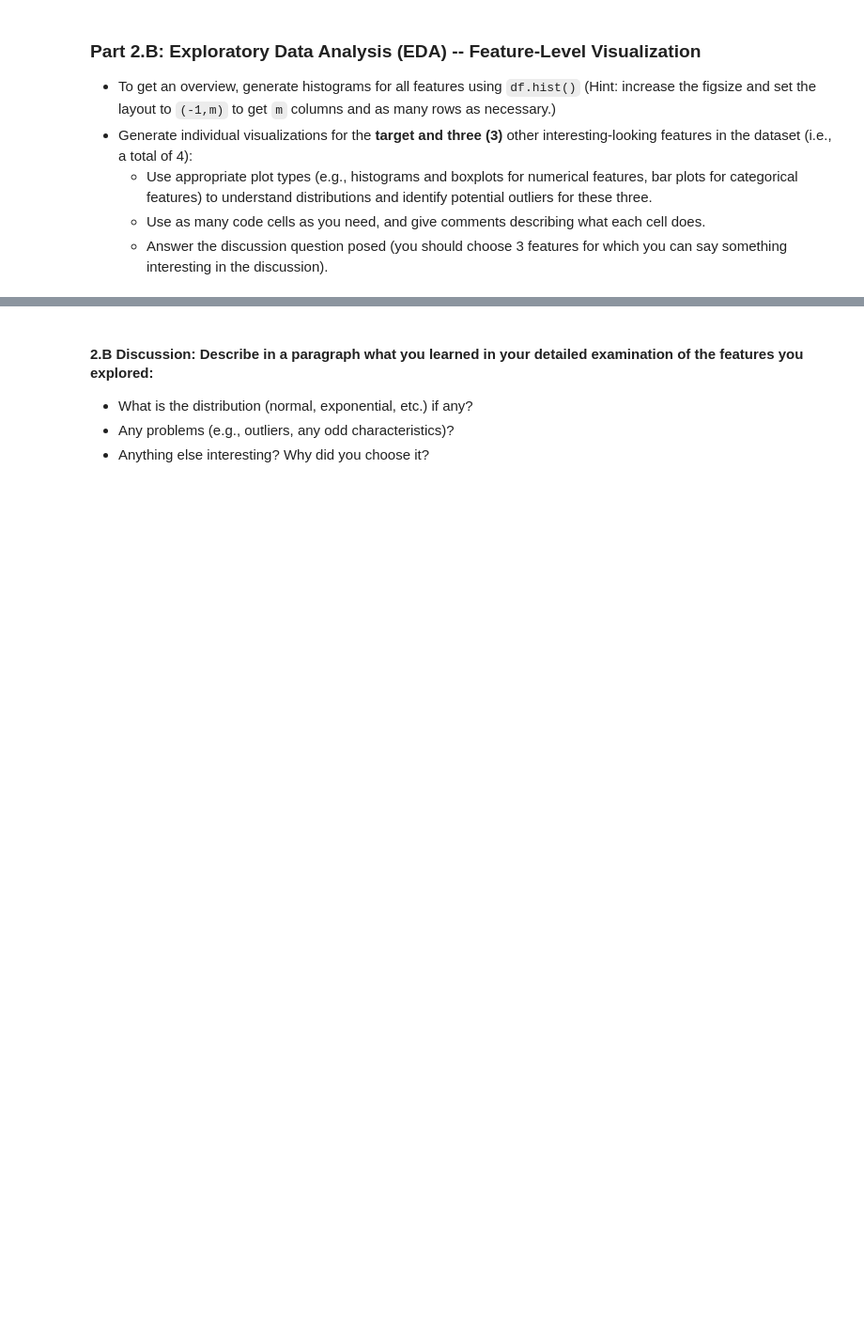
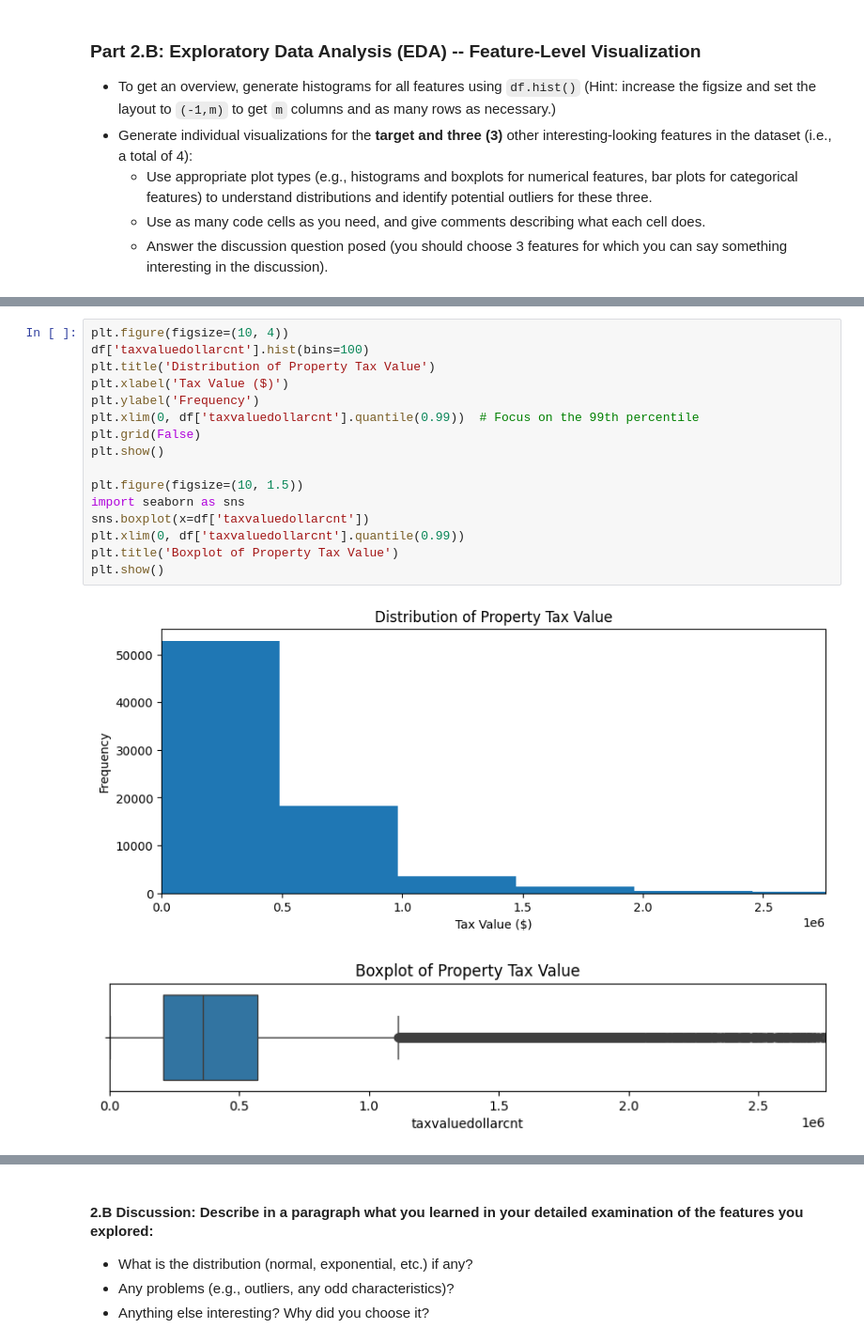
Before and after one commit to auwineza/Mod3---Milestone1, a Jupyter notebook: Milestone_01.ipynb, the cells around one changed output, grey strips where cells are left out. Shown at 94% size. Drawn from its saved outputs; the diff is of its cells as text; blank space fills up the shorter version.

```diff
--- a/Milestone_01.ipynb
+++ b/Milestone_01.ipynb
@@ -188,0 +397,19 @@ Hint: Just use `.head()`, `.info()`, and `.nunique()`.
+# %%
+plt.figure(figsize=(10, 4))
+df['taxvaluedollarcnt'].hist(bins=100)
+plt.title('Distribution of Property Tax Value')
+plt.xlabel('Tax Value ($)')
+plt.ylabel('Frequency')
+plt.xlim(0, df['taxvaluedollarcnt'].quantile(0.99))  # Focus on the 99th percentile
+plt.grid(False)
+plt.show()
+
+plt.figure(figsize=(10, 1.5))
+import seaborn as sns
+sns.boxplot(x=df['taxvaluedollarcnt'])
+plt.xlim(0, df['taxvaluedollarcnt'].quantile(0.99))
+plt.title('Boxplot of Property Tax Value')
+plt.show()
+# %% [output]
+[figure, added]
+[figure, added]
```
Also changed, not shown: parts of 32 cells of this notebook.
